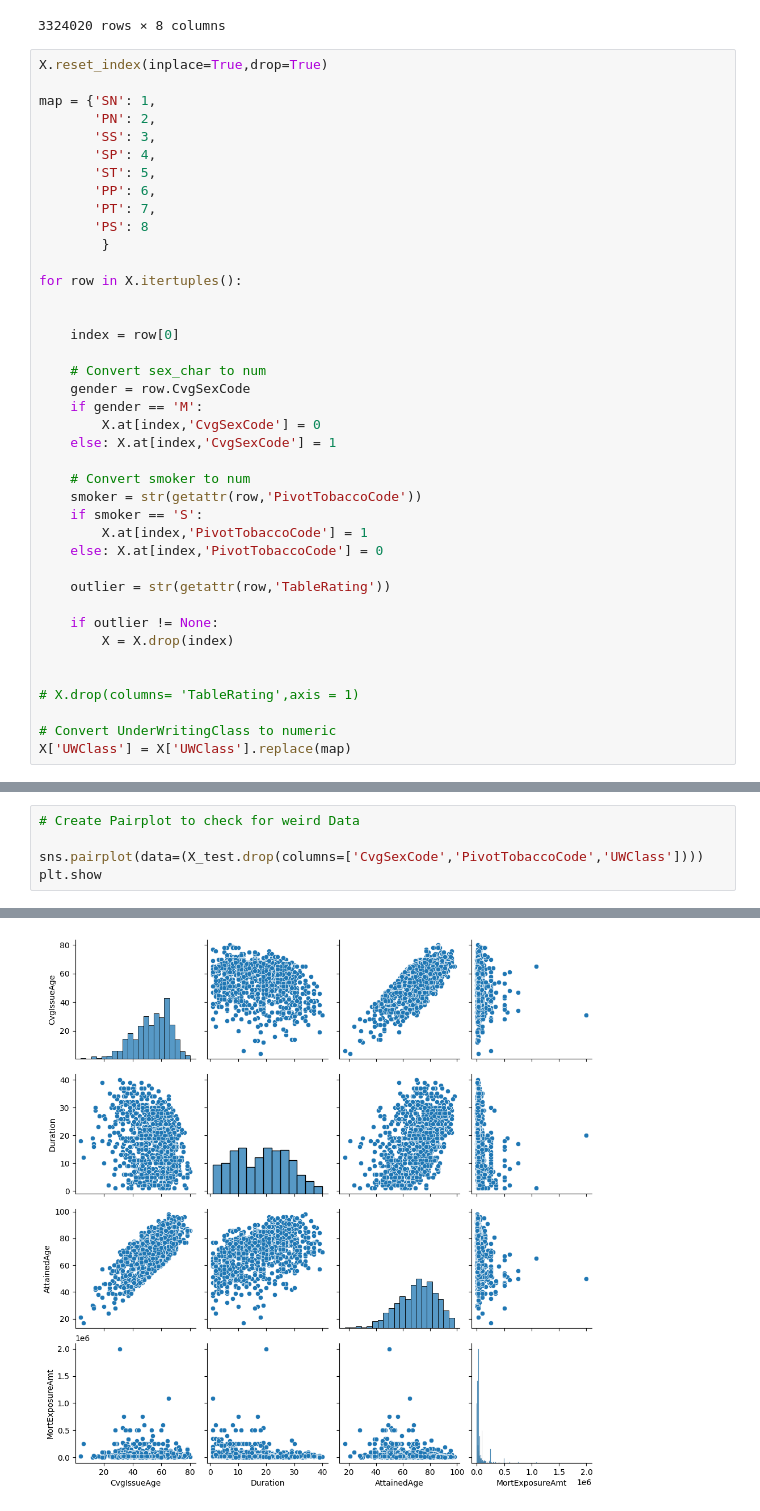
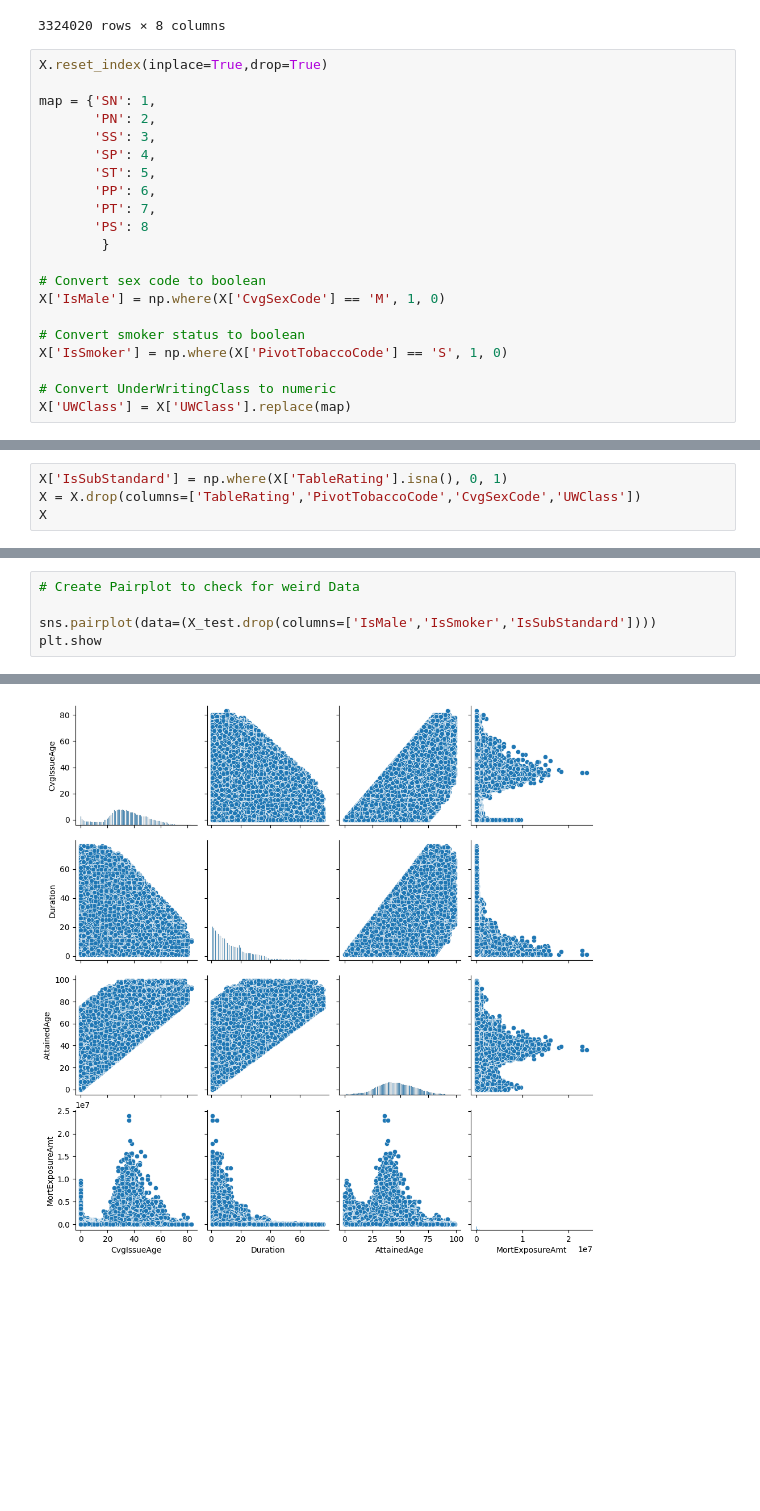
Before and after one commit to Neural-Nerd-OG/Mortality, a Jupyter notebook: mlm_for_mort(new).ipynb, the cells around one changed output, grey strips where cells are left out. Cells and saved outputs as stored; diff of their text form; blank space fills up the shorter version.

```diff
--- a/mlm_for_mort(new).ipynb
+++ b/mlm_for_mort(new).ipynb
@@ -70,30 +82,11 @@ map = {'SN': 1,
        'PS': 8
         }
 
-for row in X.itertuples():
+# Convert sex code to boolean
+X['IsMale'] = np.where(X['CvgSexCode'] == 'M', 1, 0)
 
-
-    index = row[0]
-
-    # Convert sex_char to num
-    gender = row.CvgSexCode
-    if gender == 'M':
-        X.at[index,'CvgSexCode'] = 0
-    else: X.at[index,'CvgSexCode'] = 1
-
-    # Convert smoker to num
-    smoker = str(getattr(row,'PivotTobaccoCode'))
-    if smoker == 'S':
-        X.at[index,'PivotTobaccoCode'] = 1
-    else: X.at[index,'PivotTobaccoCode'] = 0
-
-    outlier = str(getattr(row,'TableRating'))
-
-    if outlier != None:
-        X = X.drop(index)
-
-
-# X.drop(columns= 'TableRating',axis = 1)
+# Convert smoker status to boolean
+X['IsSmoker'] = np.where(X['PivotTobaccoCode'] == 'S', 1, 0)
 
 # Convert UnderWritingClass to numeric
 X['UWClass'] = X['UWClass'].replace(map)
@@ -101,0 +109,4 @@ KeyboardInterrupt:
+# %%
+X['IsSubStandard'] = np.where(X['TableRating'].isna(), 0, 1)
+X = X.drop(columns=['TableRating','PivotTobaccoCode','CvgSexCode','UWClass'])
+X
@@ -316,10 +282,10 @@ corr_m_upper
 # %%
 # Create Pairplot to check for weird Data
 
-sns.pairplot(data=(X_test.drop(columns=['CvgSexCode','PivotTobaccoCode','UWClass'])))
+sns.pairplot(data=(X_test.drop(columns=['IsMale','IsSmoker','IsSubStandard'])))
 plt.show
 # %% [output]
 <function matplotlib.pyplot.show(close=None, block=None)>
-[figure, old version]
+[figure, new version]
 # %%
 # Define the Plot and regress method
```
Also changed, not shown: parts of 34 cells of this notebook, 1 other file.
